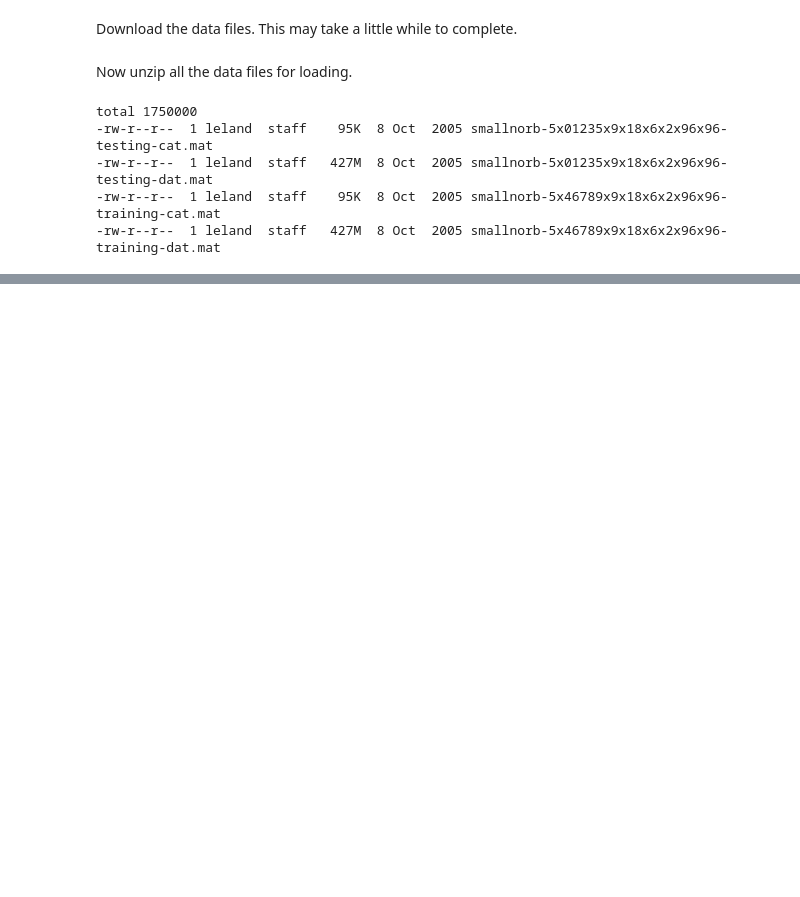
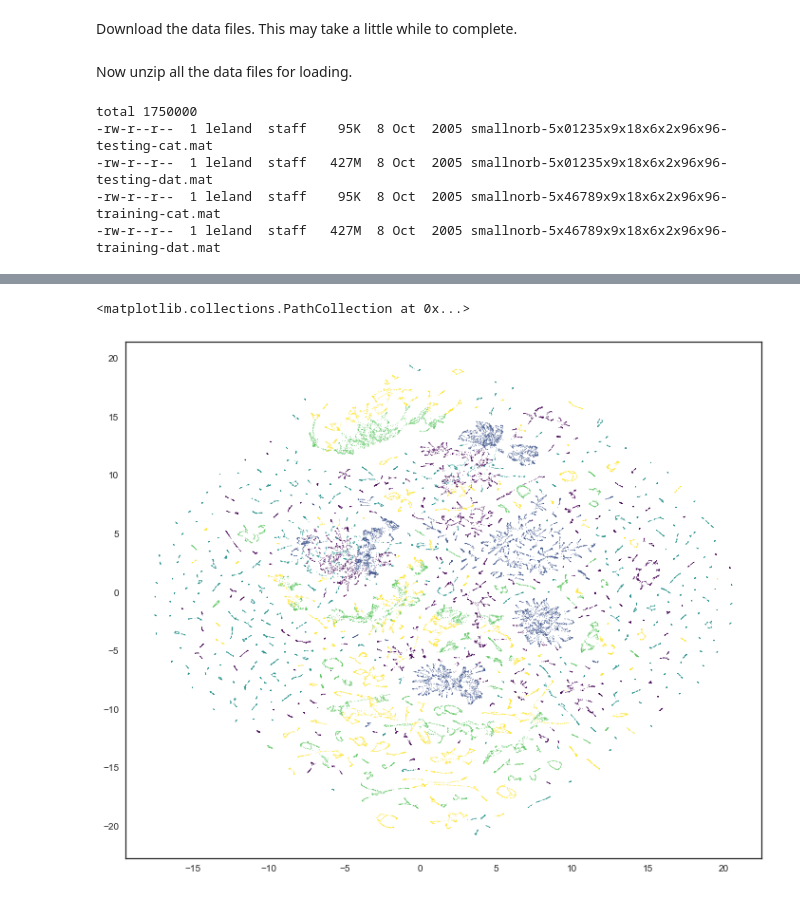
Before and after one commit to lmcinnes/umap_paper_notebooks, a Jupyter notebook: NORB dataset experiments.ipynb, the cells around one changed output, grey strips where cells are left out. Saved outputs shown, nothing was run; the diff lists cells and outputs as text; code cells hidden in the pictures; blank space fills up the shorter version.

```diff
--- a/NORB dataset experiments.ipynb
+++ b/NORB dataset experiments.ipynb
@@ -51,0 +83,5 @@ plt.scatter(u[:, 0], u[:, 1], s=0.1)
+# %%
+plt.scatter(u5[:, 0], u5[:, 1], s=0.1, c=train_labels, cmap='viridis')
+# %% [output]
+<matplotlib.collections.PathCollection at 0x...>
+[figure, added]
```
Also changed, not shown: parts of 13 cells of this notebook.
